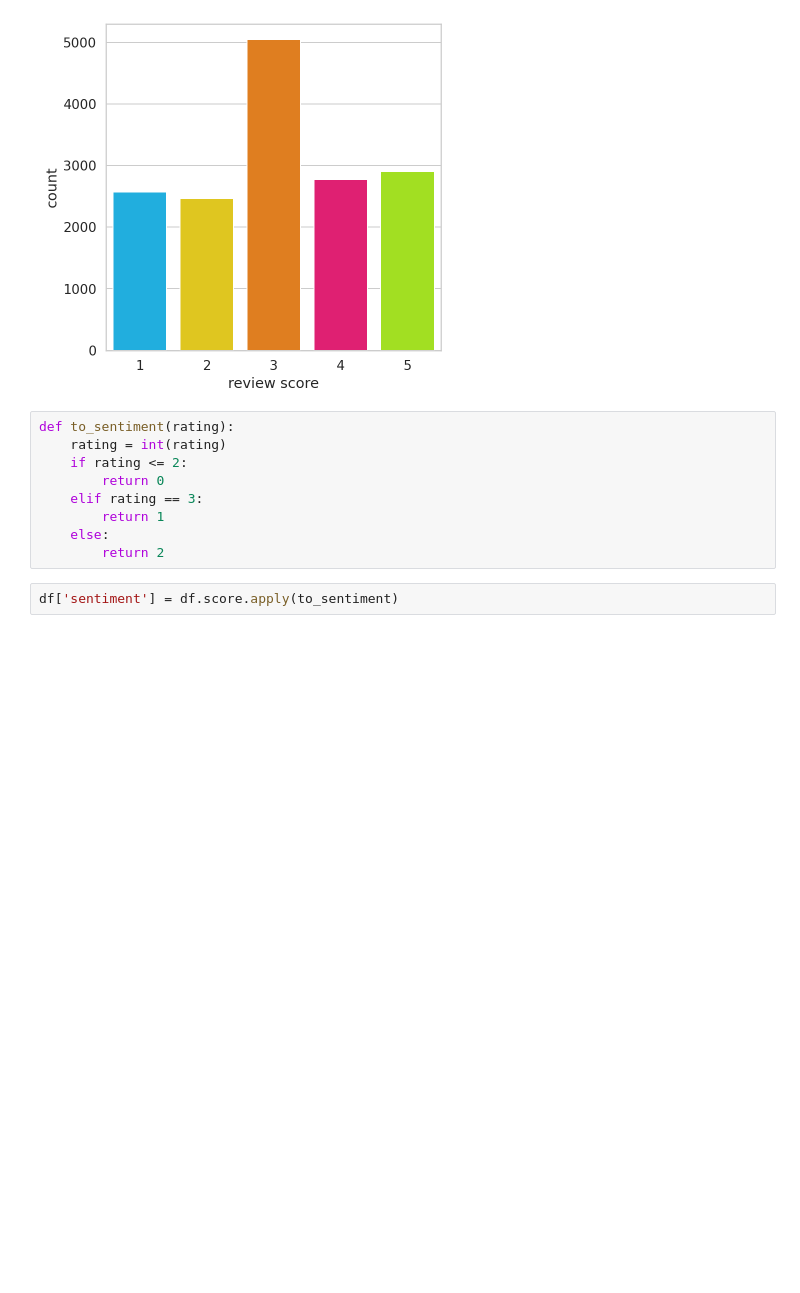
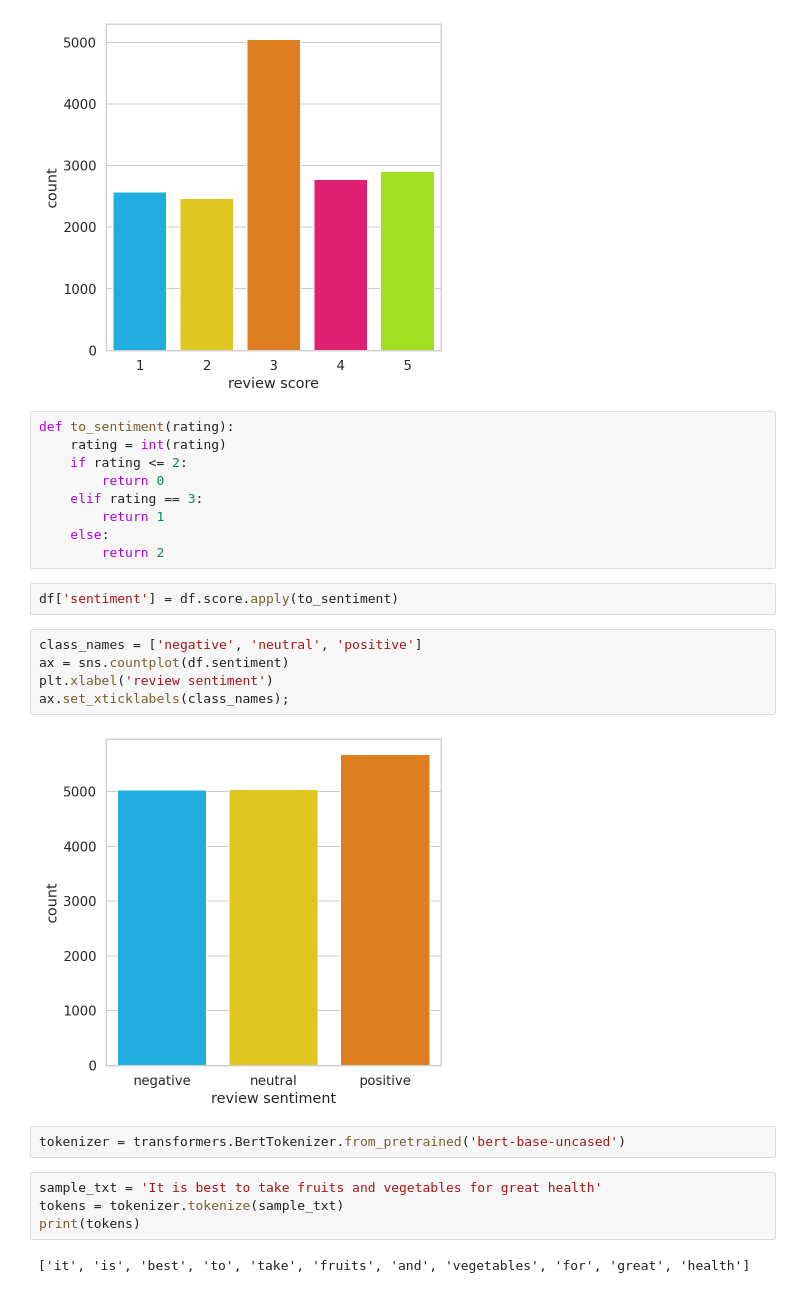
Before and after one commit to olumideaeo/Machine-Learning-Collection, a Jupyter notebook: sentiment_analysis_bert.ipynb, the cells around one changed output. Saved outputs shown, nothing was run; the diff lists cells and outputs as text; blank space fills up the shorter version.

Commit message:
Sentiment Analysis with BERT

```diff
--- a/sentiment_analysis_bert.ipynb
+++ b/sentiment_analysis_bert.ipynb
@@ -107,3 +107,18 @@ def to_sentiment(rating):
 		return 2
 # %%
 df['sentiment'] = df.score.apply(to_sentiment)
+# %%
+class_names = ['negative', 'neutral', 'positive']
+ax = sns.countplot(df.sentiment)
+plt.xlabel('review sentiment')
+ax.set_xticklabels(class_names);
+# %% [output]
+[figure, added]
+# %%
+tokenizer = transformers.BertTokenizer.from_pretrained('bert-base-uncased')
+# %%
+sample_txt = 'It is best to take fruits and vegetables for great health'
+tokens = tokenizer.tokenize(sample_txt)
+print(tokens)
+# %% [output]
+['it', 'is', 'best', 'to', 'take', 'fruits', 'and', 'vegetables', 'for', 'great', 'health']
```
Also changed, not shown: parts of 22 cells of this notebook.
